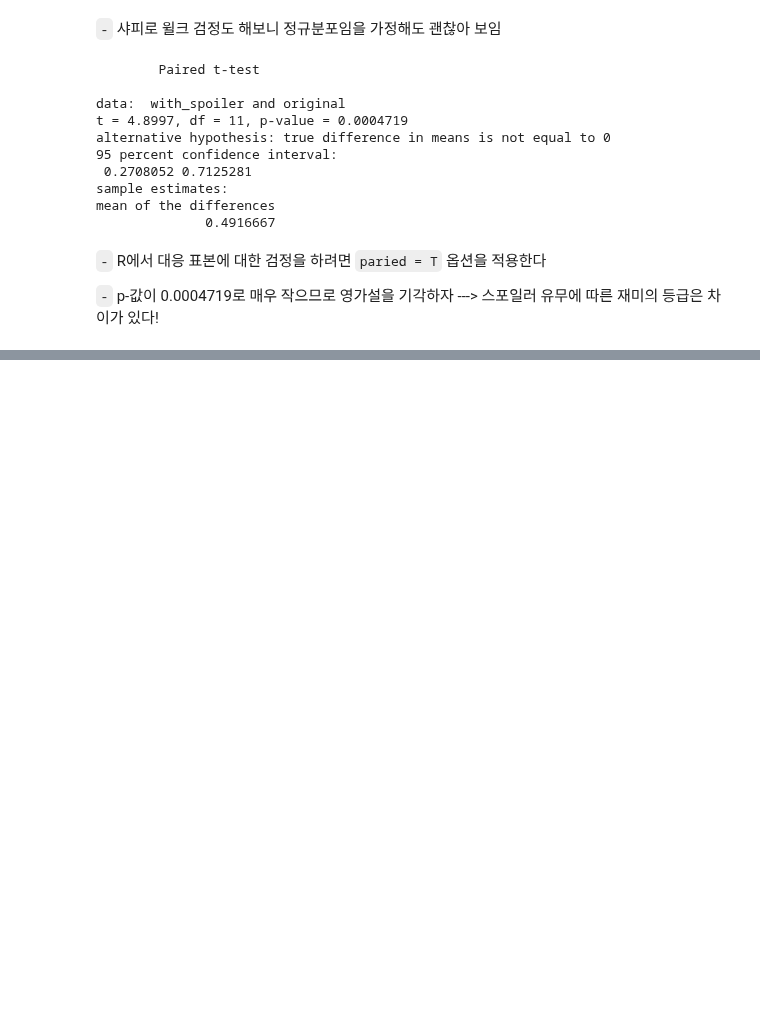
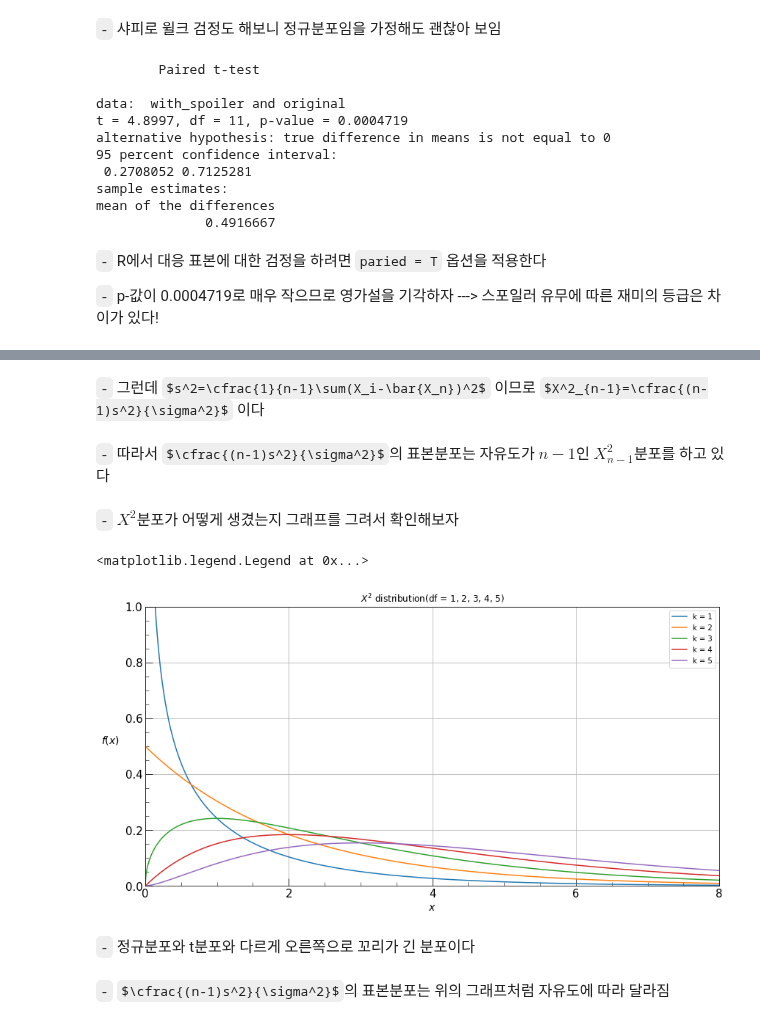
Before and after one commit to Jaesu26/study-blog, a Jupyter notebook: _notebooks/2021-07-27-가설검정.ipynb, the cells around one changed output, grey strips where cells are left out. Drawn from its saved outputs; the diff is of its cells as text; code cells hidden in the pictures; some formulas as TeX source; blank space fills up the shorter version.

```diff
--- a/_notebooks/2021-07-27-가설검정.ipynb
+++ b/_notebooks/2021-07-27-가설검정.ipynb
@@ -441,0 +461,42 @@ mean of the differences
+# %% [markdown]
+`-` 그런데 $s^2=\cfrac{1}{n-1}\sum(X_i-\bar{X_n})^2$ 이므로 $X^2_{n-1}=\cfrac{(n-1)s^2}{\sigma^2}$ 이다
+# %% [markdown]
+`-` 따라서 $\cfrac{(n-1)s^2}{\sigma^2}$의 표본분포는 자유도가 $n-1$인 $X^2_{n-1}$분포를 하고 있다
+# %% [markdown]
+`-` $X^2$분포가 어떻게 생겼는지 그래프를 그려서 확인해보자
+# %%
+import numpy as np
+import matplotlib.pyplot as plt
+from scipy.stats import chi2
+
+fig, ax = plt.subplots(figsize = (14, 7))
+x = np.linspace(0, 8, 1000)
+
+for df in np.arange(1, 6):
+    ax.plot(x, chi2(df).pdf(x), label = 'k = ' + str(df))
+
+major_xticks = np.arange(0.0, 9.0, 2.0)
+minor_xticks = np.arange(0.5, 8.0, 0.5)
+major_yticks = np.arange(0, 1.2, 0.2)
+minor_yticks = np.arange(0.05, 1.0, 0.05)
+
+ax.set_title("$X^2$ distribution(df = 1, 2, 3, 4, 5)")
+ax.set_ylim(0, 1)
+ax.set_xlim(0, 8)
+ax.set_xticks(major_xticks)
+ax.set_xticks(minor_xticks, minor = True)
+ax.set_yticks(major_yticks)
+ax.set_yticks(minor_yticks, minor = True)
+ax.set_xlabel("$x$", fontsize = 14)
+ax.set_ylabel("$f(x)$", fontsize = 14, rotation = 0, labelpad = 20)
+ax.tick_params(axis = 'both', labelsize = 15, length = 10, direction = 'in')
+ax.tick_params(axis = 'both', which = 'minor', length = 5, direction = 'in')
+ax.grid()
+ax.legend()
+# %% [output]
+<matplotlib.legend.Legend at 0x...>
+[figure, added]
+# %% [markdown]
+`-` 정규분포와 t분포와 다르게 오른쪽으로 꼬리가 긴 분포이다
+# %% [markdown]
+`-` $\cfrac{(n-1)s^2}{\sigma^2}$의 표본분포는 위의 그래프처럼 자유도에 따라 달라짐
```
Also changed, not shown: parts of 26 cells of this notebook.
